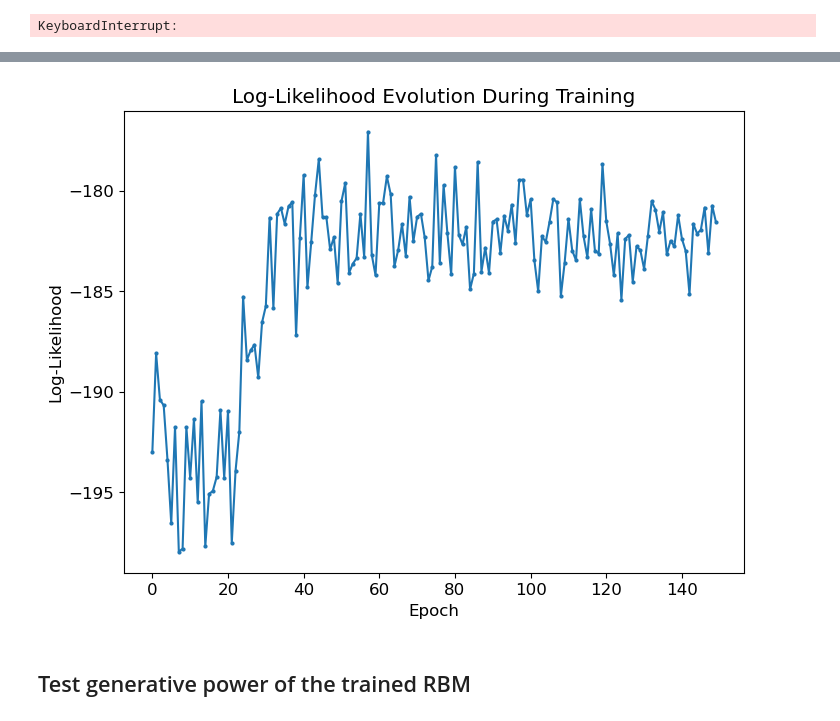
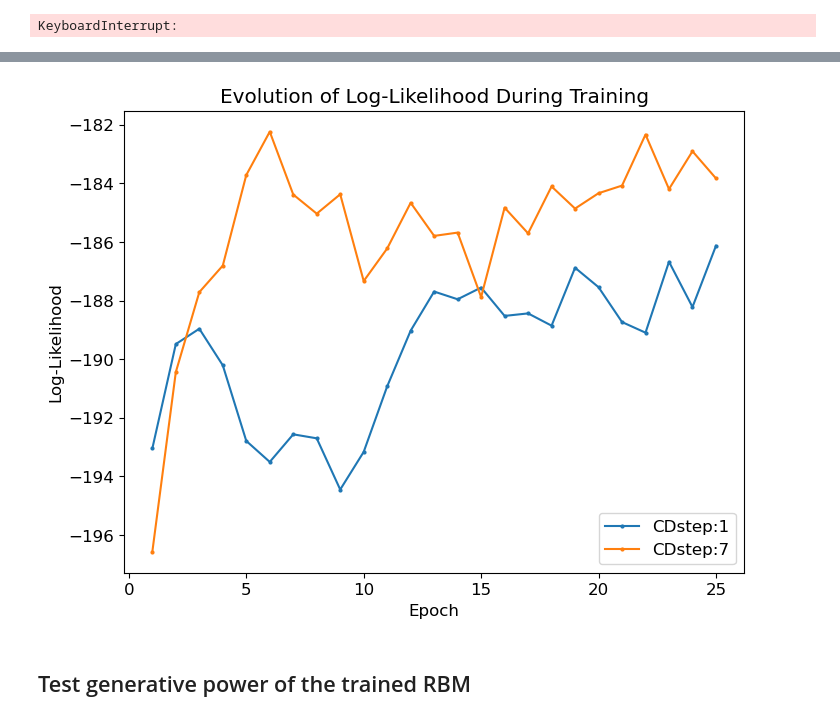
Before and after one commit to sebastianwyz/LCP-B, a Jupyter notebook: RBM-Baiesi.ipynb, the cells around one changed output, grey strips where cells are left out. Cells and saved outputs as stored; diff of their text form; code cells hidden in the pictures.

```diff
--- a/RBM-Baiesi.ipynb
+++ b/RBM-Baiesi.ipynb
@@ -635,12 +597,15 @@ epoch: 150
 # %%
-plt.figure(figsize=(8, 6))
-plt.plot(np.arange(Nepoch), log_likelihood_values[1:], marker='o', markersize=2, linestyle='-')
-plt.xlabel('Epoch')
-plt.ylabel('Log-Likelihood')
-plt.title('Log-Likelihood Evolution During Training')
-plt.show()
+plot_lkl=True
+if plot_lkl:
+    fig, ax = plt.subplots(1,1,figsize=(8, 6))
+    for i,step in enumerate(steps):
+        ax.plot(np.arange(1,Nepoch+1), lkl_list[i], marker='o', markersize=2, linestyle='-', label=f'CDstep:{step}')
+    ax.legend()
+    ax.set_xlabel('Epoch')
+    ax.set_ylabel('Log-Likelihood')
+    ax.set_title('Evolution of Log-Likelihood During Training')
 # %% [output]
-[figure, old version]
+[figure, new version]
 # %% [markdown]
 ## Test generative power of the trained RBM
 # %%
```
Also changed, not shown: parts of 2 cells of this notebook.
